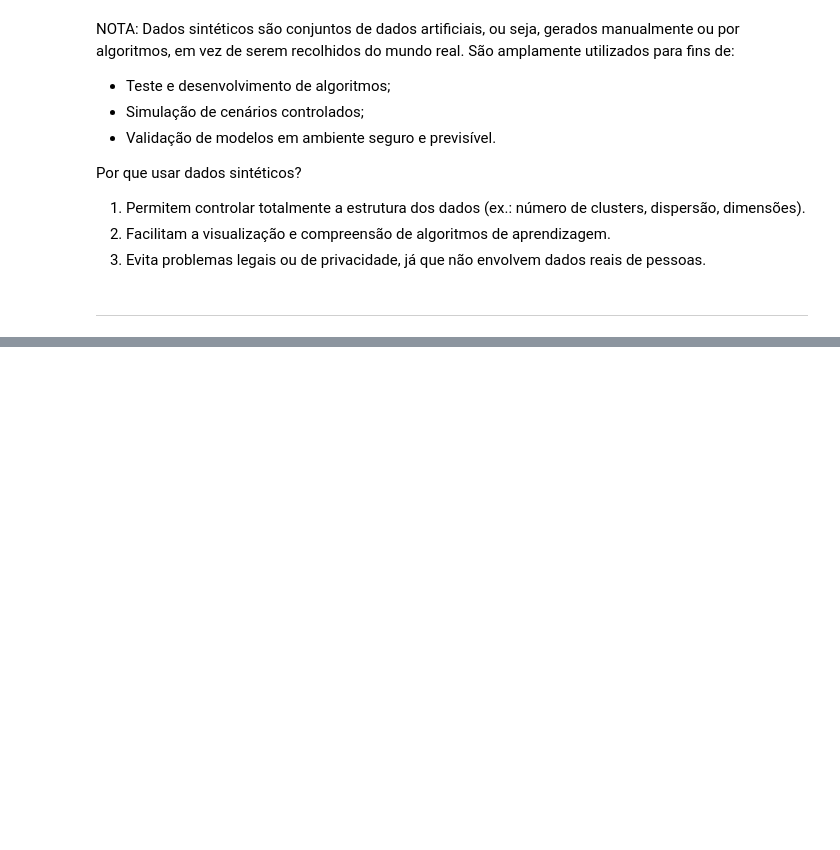
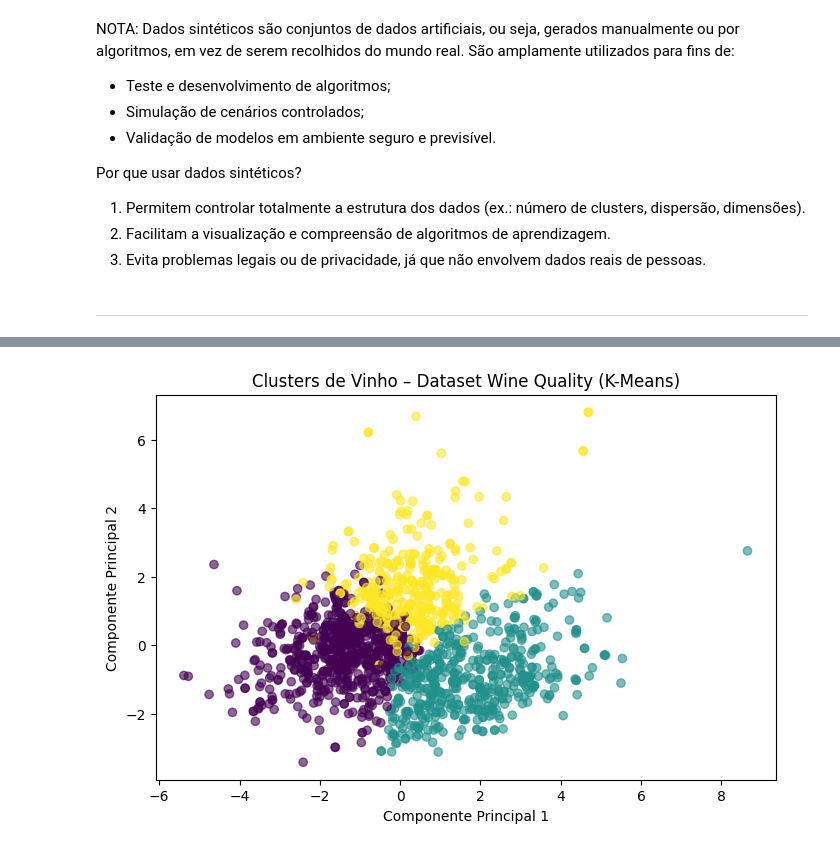
Before and after one commit to jpedrodias/FundamentosModelosAnaliticosPython, a Jupyter notebook: Week04/exemplos.ipynb, the cells around one changed output, grey strips where cells are left out. Saved outputs shown, nothing was run; the diff lists cells and outputs as text; code cells hidden in the pictures; blank space fills up the shorter version.

```diff
--- a/Week04/exemplos.ipynb
+++ b/Week04/exemplos.ipynb
@@ -266,0 +279,31 @@ Por que usar dados sintéticos?
+# %%
+# Carregar dataset local (assumindo que está em CSV na mesma pasta)
+# Tentar carregar o dataset com verificação
+
+df = pd.read_csv("data/winequality-red.csv")
+# %%
+# Pré-processamento: normalização
+# Utilizamos todas as colunas exceto 'quality' como variáveis preditoras
+
+features = df.columns[:-1] # todas as colunas exceto 'quality'
+X = df[features].values
+scaler = StandardScaler()
+X_scaled = scaler.fit_transform(X)
+# %%
+# Clustering com K-Means (escolhendo 3 clusters por hipótese)
+kmeans = KMeans(n_clusters=3, random_state=42)
+labels = kmeans.fit_predict(X_scaled)
+# %%
+# Redução de dimensionalidade para visualização
+pca = PCA(n_components=2)
+X_pca = pca.fit_transform(X_scaled)
+# %%
+# Visualizar clusters
+plt.figure(figsize=(8, 5))
+plt.scatter(X_pca[:, 0], X_pca[:, 1], c=labels, cmap='viridis', alpha=0.6)
+plt.title("Clusters de Vinho – Dataset Wine Quality (K-Means)")
+plt.xlabel("Componente Principal 1")
+plt.ylabel("Componente Principal 2")
+plt.show()
+# %% [output]
+[figure, added]
```
Also changed, not shown: parts of 6 cells of this notebook.
